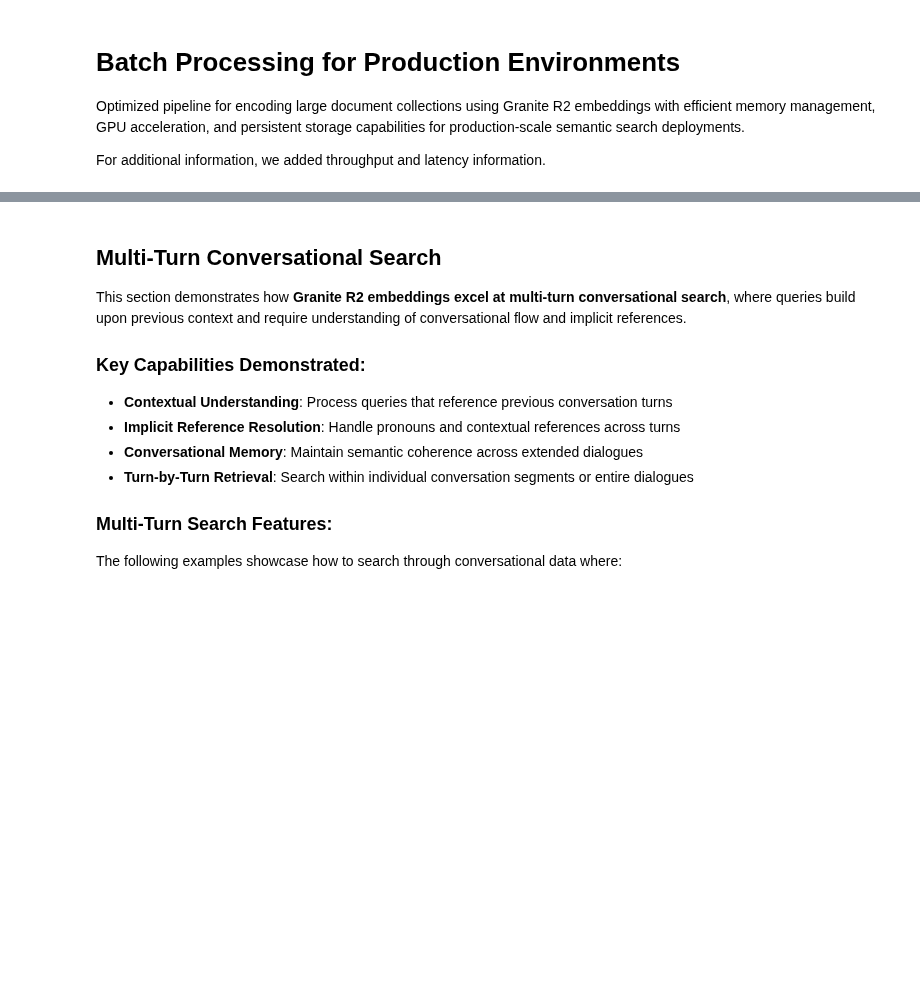
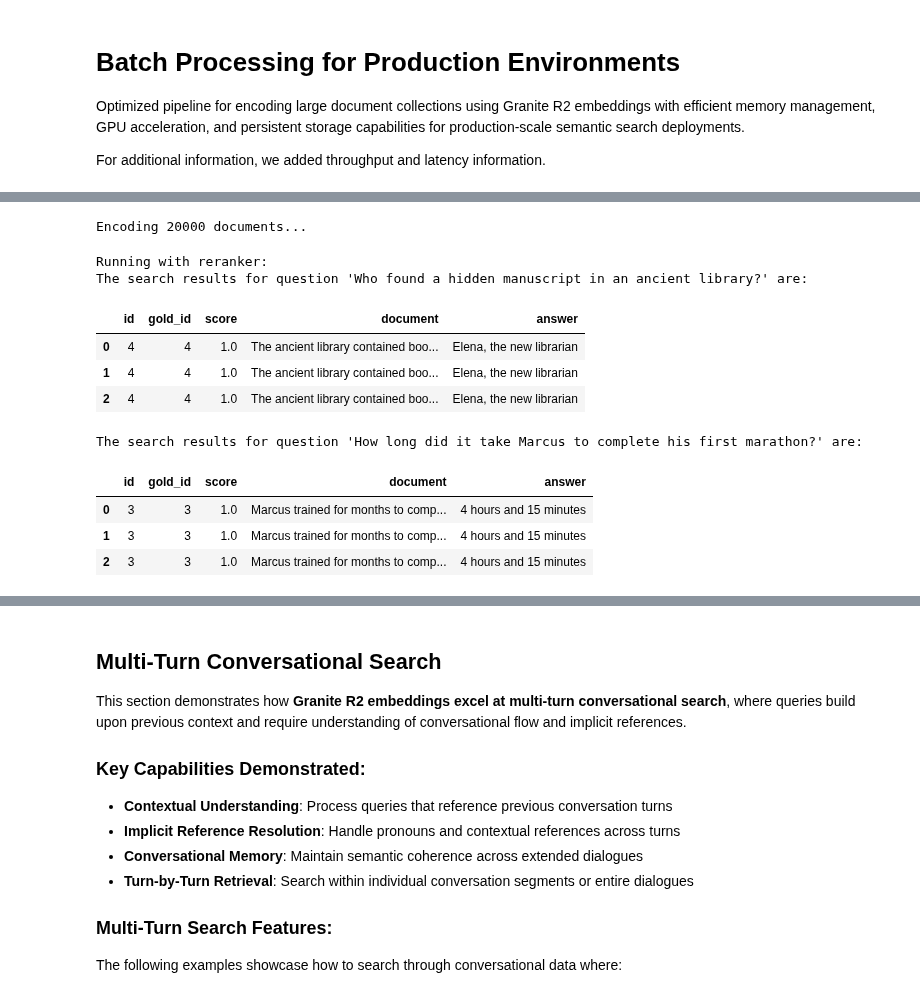
Before and after one commit to primeqa/docuverse, a Jupyter notebook: notebooks/r2_blog.ipynb, the cells around one changed output, grey strips where cells are left out. Saved outputs shown, nothing was run; the diff lists cells and outputs as text; code cells hidden in the pictures; blank space fills up the shorter version.

```diff
--- a/notebooks/r2_blog.ipynb
+++ b/notebooks/r2_blog.ipynb
@@ -414,0 +450,80 @@ Performance Summary:
+# %%
+device = ('cuda' if torch.cuda.is_available() else
+          'mps' if torch.backends.mps.is_available() else
+          'cpu'
+          )
+
+if granite_retriever is not None:
+    model = granite_retriever
+    granite_retriever.to(device)
+else:
+    model = SentenceTransformer('ibm-granite/granite-embedding-english-r2',
+                                device=device,
+                                model_kwargs=model_kwargs
+                                )
+
+
+# Large batch of documents
+#documents = corpus * 2000
+documents = corpus * 2000
+
+# Document encoding with speed measurement
+print(f"Encoding {len(documents)} documents...")
+start_time = time.time()
+
+batch_size = 64
+all_embeddings = model.encode_document(
+    [d['text'] for d in documents],
+    batch_size=batch_size,
+    show_progress_bar=True,
+    convert_to_tensor=True,
+    normalize_embeddings=True  # For cosine similarity
+)
+
+encoding_time = time.time() - start_time
+docs_per_second = len(documents) / encoding_time
+# print(f"Documents encoding completed in {encoding_time:.2f}s")
+# print(f"Speed: {docs_per_second:.1f} documents/second")
+
+# Save embeddings for later use
+torch.save(all_embeddings, 'document_embeddings.pt')
+# Load and search later
+embeddings = torch.load('document_embeddings.pt')
+
+search_start_time = time.time()
+
+print(f"Running with reranker:")
+for q in questions:
+    do_search(embeddings, q, top_k=3, retriever=model, reranker=granite_reranker)
+
+# Compute timing
+search_time_w_reranker = time.time() - search_start_time
+
+search_start_time = time.time()
+
+print(f"Running without reranker:")
+for q in questions:
+    do_search(embeddings, q, top_k=3, retriever=model, reranker=None)
+
+# Compute timing
+search_time_wo_reranker = time.time() - search_start_time
+
+# Convert hits to pandas DataFrame for better display
+
+print(f"\nPerformance Summary:")
+print(f"- Document encoding:           {docs_per_second:.1f} docs/sec ({encoding_time:.2f}s total)")
+print(f"- Search latency w/o reranker: {search_time_wo_reranker * 1000 / len(questions):.2f}ms per query")
+print(f"- Search latency w/  reranker: {search_time_w_reranker  * 1000 / len(questions):.2f}ms per query")
+# %% [output]
+Encoding 20000 documents...
+Running with reranker:
+The search results for question 'Who found a hidden manuscript in an ancient library?' are:
+|  | id | gold_id | score | document | answer |
+| 0 | 4 | 4 | 1.0 | The ancient library contained boo... | Elena, the new librarian |
+| 1 | 4 | 4 | 1.0 | The ancient library contained boo... | Elena, the new librarian |
+| 2 | 4 | 4 | 1.0 | The ancient library contained boo... | Elena, the new librarian |
+The search results for question 'How long did it take Marcus to complete his first marathon?' are:
+|  | id | gold_id | score | document | answer |
+| 0 | 3 | 3 | 1.0 | Marcus trained for months to comp... | 4 hours and 15 minutes |
+| 1 | 3 | 3 | 1.0 | Marcus trained for months to comp... | 4 hours and 15 minutes |
+| 2 | 3 | 3 | 1.0 | Marcus trained for months to comp... | 4 hours and 15 minutes |
```
Also changed, not shown: parts of 16 cells of this notebook.
